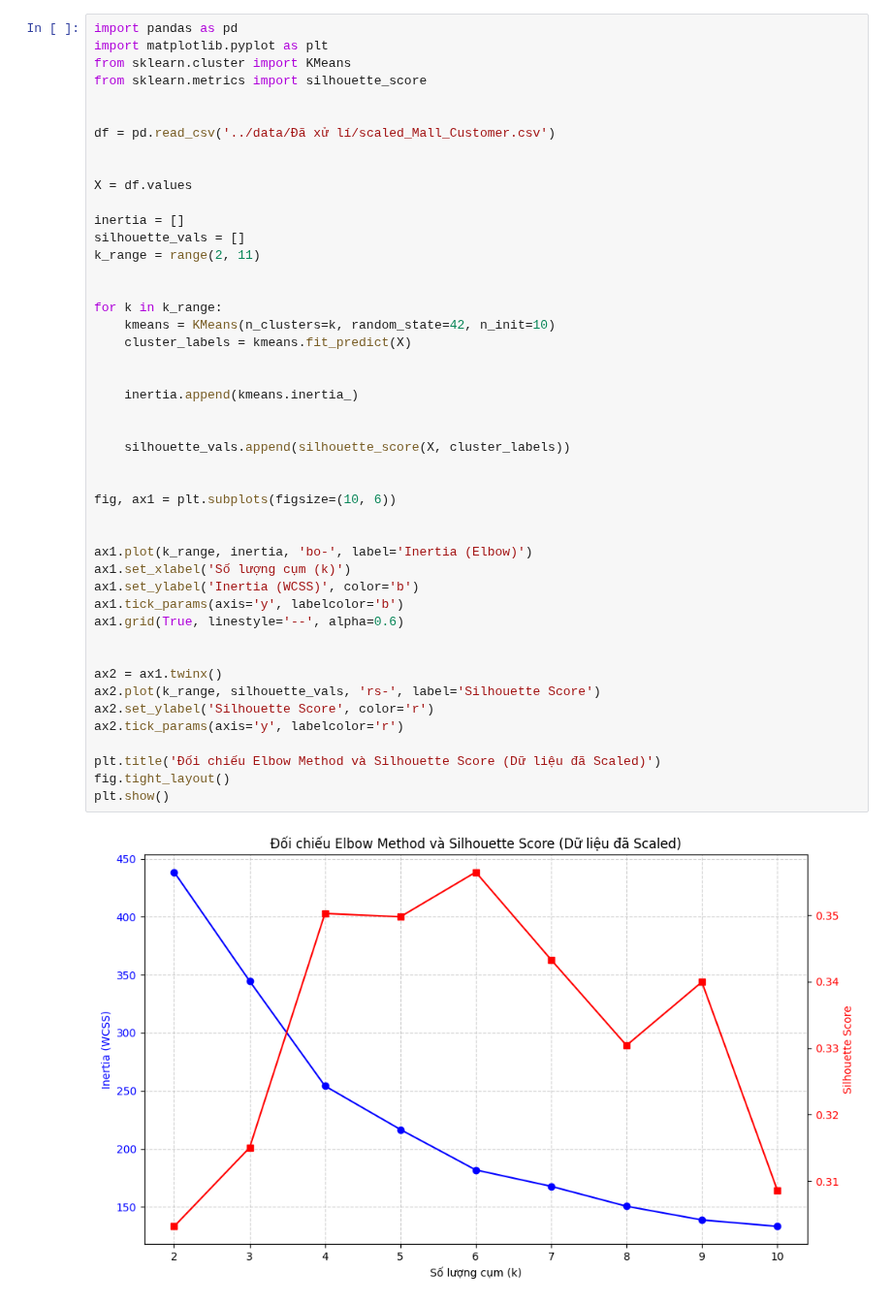
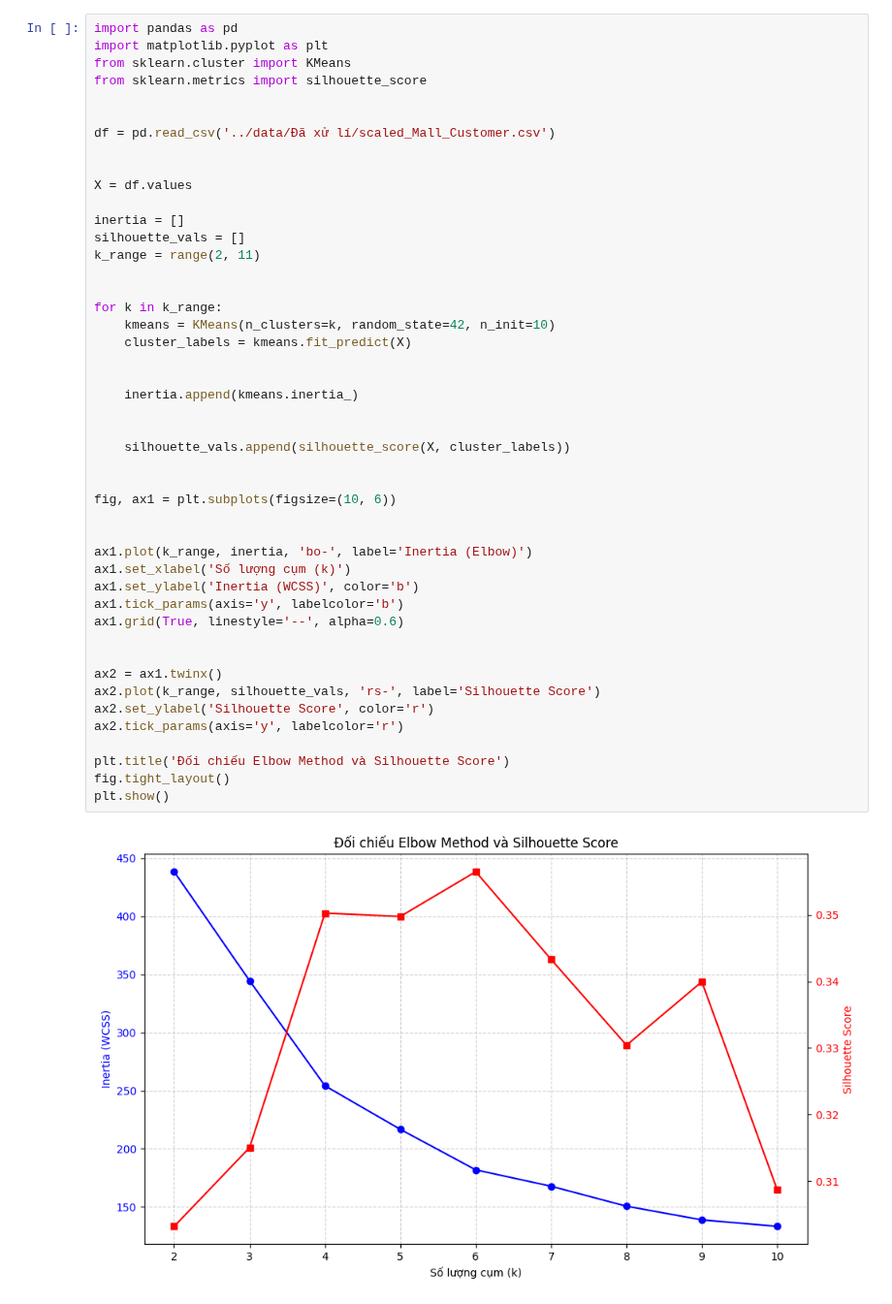
Before and after one commit to Tthanh2k6/KNN, a Jupyter notebook: NoteBook/03_silhouette_vs_elbow.ipynb, the cells around one changed output. Shown at 97% size. Saved outputs shown, nothing was run; the diff lists cells and outputs as text.

```diff
--- a/NoteBook/03_silhouette_vs_elbow.ipynb
+++ b/NoteBook/03_silhouette_vs_elbow.ipynb
@@ -37,32 +17,32 @@ k_range = range(2, 11)
 
 for k in k_range:
     kmeans = KMeans(n_clusters=k, random_state=42, n_init=10)
     cluster_labels = kmeans.fit_predict(X)
 
 
     inertia.append(kmeans.inertia_)
 
 
     silhouette_vals.append(silhouette_score(X, cluster_labels))
 
 
 fig, ax1 = plt.subplots(figsize=(10, 6))
 
 
 ax1.plot(k_range, inertia, 'bo-', label='Inertia (Elbow)')
 ax1.set_xlabel('Số lượng cụm (k)')
 ax1.set_ylabel('Inertia (WCSS)', color='b')
 ax1.tick_params(axis='y', labelcolor='b')
 ax1.grid(True, linestyle='--', alpha=0.6)
 
 
 ax2 = ax1.twinx()
 ax2.plot(k_range, silhouette_vals, 'rs-', label='Silhouette Score')
 ax2.set_ylabel('Silhouette Score', color='r')
 ax2.tick_params(axis='y', labelcolor='r')
 
-plt.title('Đối chiếu Elbow Method và Silhouette Score (Dữ liệu đã Scaled)')
+plt.title('Đối chiếu Elbow Method và Silhouette Score')
 fig.tight_layout()
 plt.show()
 # %% [output]
-[figure, old version]
+[figure, new version]
```
Also changed, not shown: parts of 1 cell of this notebook, 5 other files.
